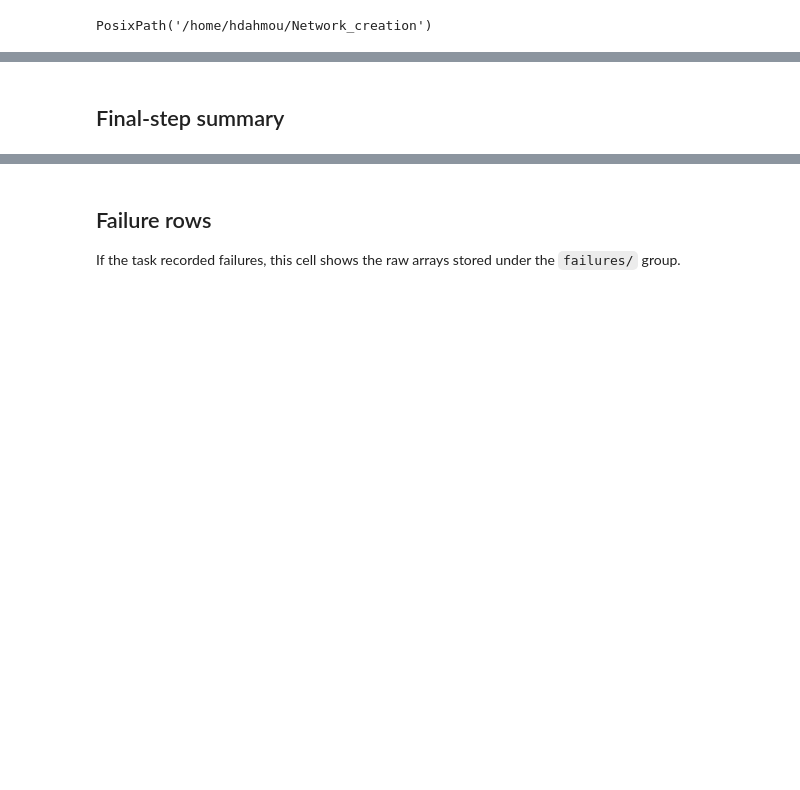
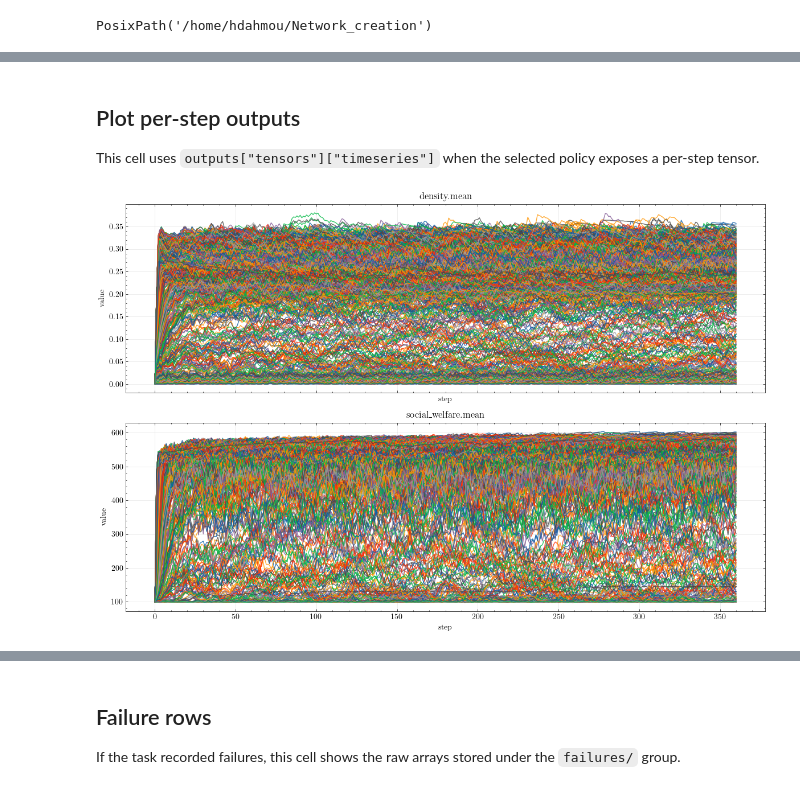
Before and after one commit to hdahmou/Network_creation, a Jupyter notebook: notebooks/task_result_loader.ipynb, the cells around one changed output, grey strips where cells are left out. Cells and saved outputs as stored; diff of their text form; code cells hidden in the pictures; blank space fills up the shorter version.

```diff
--- a/notebooks/task_result_loader.ipynb
+++ b/notebooks/task_result_loader.ipynb
@@ -74,0 +34,18 @@ Only outputs with shape `(stored_results, n_steps)` are plotted automatically.
+# %%
+result_store_path = project_root / "artifacts" / "myopic_policy" / "myopic-policy-20260402T001039.zarr"
+# %%
+formatted = load_policy_results(result_store_path)
+input_group = formatted.inputs
+output_group = formatted.outputs
+metadata = formatted.metadata
+failure_arrays = formatted.failures
+
+{
+    "result_store_path": str(metadata["result_store_path"]),
+    "config_path": str(metadata["config_path"]),
+    "task_name": metadata["task_name"],
+    "task_class": metadata["task_class"],
+    "output_schema": metadata["output_schema"],
+    "input_tensors": {name: tensor.shape for name, tensor in input_group["tensors"].items()},
+    "output_tensors": {name: tensor.shape for name, tensor in output_group["tensors"].items()},
+}
@@ -75,30 +80,38 @@ Only outputs with shape `(stored_results, n_steps)` are plotted automatically.
+# %% [markdown]
+## Plot per-step outputs
+
+This cell uses `outputs["tensors"]["timeseries"]` when the selected policy exposes a per-step tensor.
 # %%
-plot_ready_outputs = {
-    name: values
-    for name, values in stored_outputs.items()
-    if values.ndim == 2
-}
+timeseries = output_group["tensors"].get("timeseries")
 
-if not plot_ready_outputs:
-    raise ValueError("No per-step outputs with shape (stored_results, n_steps) were found.")
+if timeseries is None:
+    print("No time-series tensor available for this policy.")
+else:
+    observable_labels = tuple(output_group["labels"]["observable"])
+    sample_labels = np.asarray(output_group["labels"]["sample"])
+    step_labels = np.asarray(output_group["labels"]["step"])
 
-n_plots = len(plot_ready_outputs)
-fig, axes = plt.subplots(n_plots, 1, figsize=(12, 4 * n_plots), sharex=False)
-axes = np.atleast_1d(axes)
+    n_plots = len(observable_labels)
+    fig, axes = plt.subplots(n_plots, 1, figsize=(12, 4 * n_plots), sharex=True)
+    axes = np.atleast_1d(axes)
 
-ordered_input_index = input_index
-for axis, (name, values) in zip(axes, plot_ready_outputs.items(), strict=True):
-    steps = np.arange(values.shape[1])
-    for row_index, sample_idx in enumerate(ordered_input_index):
-        axis.plot(steps, values[row_index], alpha=0.8, label=f"input {int(sample_idx)}")
-    axis.set_title(name)
-    axis.set_xlabel("step")
-    axis.set_ylabel("value")
-    axis.grid(alpha=0.3)
-    if len(ordered_input_index) <= 10:
-        axis.legend(loc="center left", bbox_to_anchor=(1.02, 0.5))
+    for axis, observable_index in zip(axes, range(n_plots), strict=True):
+        observable_name = observable_labels[observable_index]
+        for row_index, sample_label in enumerate(sample_labels):
+            axis.plot(
+                step_labels,
+                timeseries[row_index, observable_index],
+                alpha=0.8,
+                label=f"sample {int(sample_label)}",
+            )
+        axis.set_title(observable_name)
+        axis.set_xlabel("step")
+        axis.set_ylabel("value")
+        axis.grid(alpha=0.3)
+        if len(sample_labels) <= 10:
+            axis.legend(loc="center left", bbox_to_anchor=(1.02, 0.5))
 
-plt.tight_layout()
-plt.show()
+    plt.tight_layout()
+    plt.show()
+# %% [output]
+[figure, added]
-# %% [markdown]
-## Final-step summary
```
Also changed, not shown: parts of 14 cells of this notebook, 18 other files.
